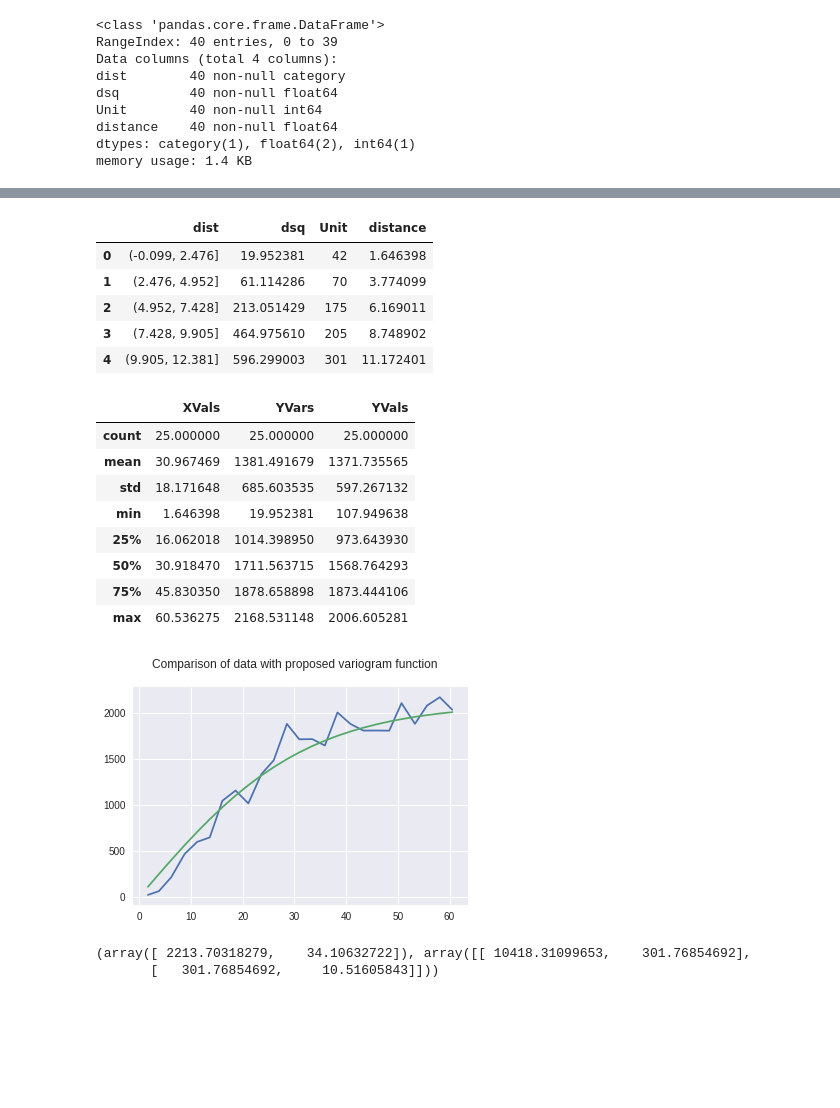
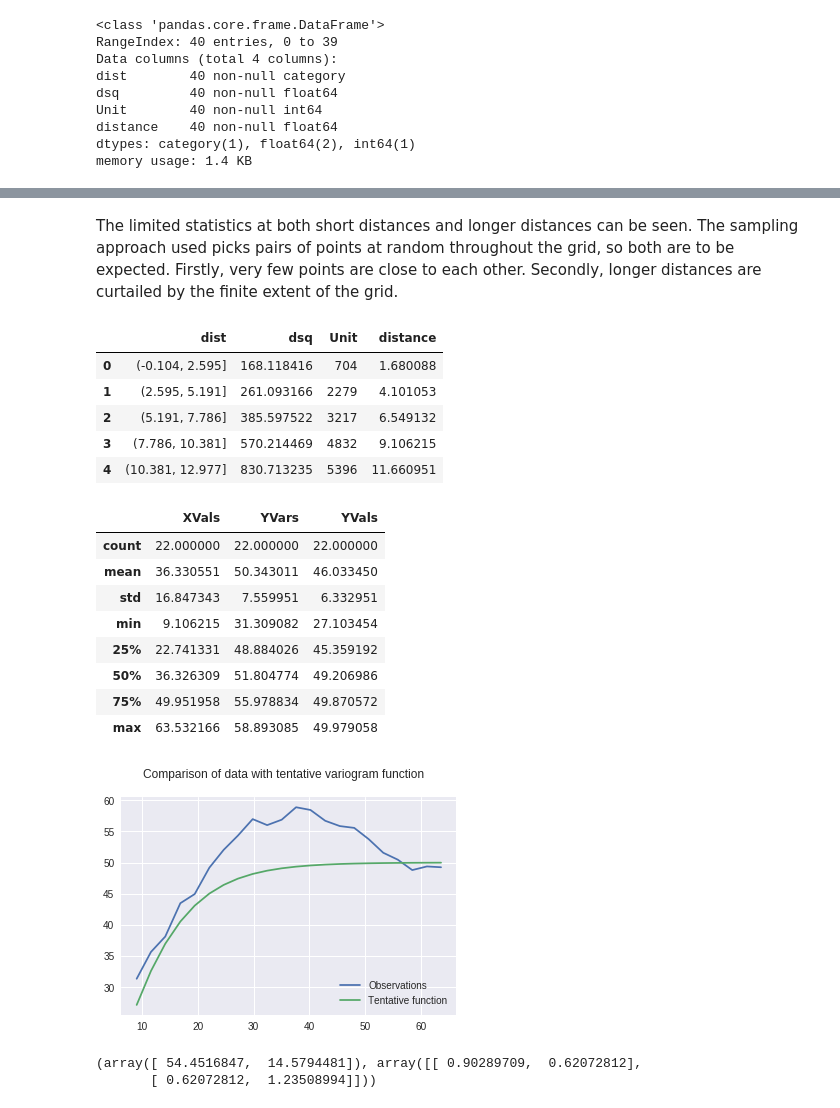
Before and after one commit to GibbsConsulting/ds-collateral, a Jupyter notebook: notebooks/SpatialVariogram.ipynb, the cells around one changed output, grey strips where cells are left out. Cells and saved outputs as stored; diff of their text form; code cells hidden in the pictures; blank space fills up the shorter version.

```diff
--- a/notebooks/SpatialVariogram.ipynb
+++ b/notebooks/SpatialVariogram.ipynb
@@ -22,5 +19,24 @@ x_len,y_len =vht.shape
 x_grid = np.array(range(x_len))
 y_grid = np.array(range(y_len))
+# %%
+shp = (x_len,y_len)
+noise = np.random.standard_normal(size=shp)
+xv,yv = np.meshgrid(x_grid,y_grid)
+glocs = [
+    (7,19,45,101),
+    (57,19,105,301),
+    (37,59,15,501),
+    (77,19,95,200),
+]
+def calc_gaussian(gloc,xv,yv):
+    x,y,scale,var = gloc
+    dists = (xv-x)**2 + (yv-y)**2
+    return scale * np.exp( (-1.0/(2.0*var)) * dists)
+vht = 9 * noise.T
+for gloc in glocs:
+    vht = vht + calc_gaussian(gloc,xv,yv)
+vht = vht + 98
+vht = vht.T
 # %%
 plt.contour(vht)
 # %% [output]
@@ -58,12 +76,12 @@ plt.show()
 import random
 
 svg = []
-for i in range(100):
+for i in range(200):
     x = random.randint(1,x_len)-1
     y = random.randint(1,y_len)-1
     v = np.array([x,y])
     a = vht[x,y]
-    for j in range(100):
+    for j in range(1000):
         x2 = random.randint(1,x_len)-1
         y2 = random.randint(1,y_len)-1
         v2 = np.array([x2,y2])
@@ -121,16 +138,18 @@ plt.plot(bVar['distance'],bVar['Unit'])
+# %% [markdown]
+The limited statistics at both short distances and longer distances can be seen. The sampling approach used picks pairs of points at random throughout the grid, so both are to be expected. Firstly, very few points are close to each other. Secondly, longer distances are curtailed by the finite extent of the grid.
 # %%
 N = 25
-distances = bVar['distance'][:N]
-variances = bVar['dsq'][:N]
+distances = bVar['distance'][3:N]
+variances = bVar['dsq'][3:N]
 
 bVar.head()
 # %% [output]
 |  | dist | dsq | Unit | distance |
-| 0 | (-0.099, 2.476] | 19.952381 | 42 | 1.646398 |
-| 1 | (2.476, 4.952] | 61.114286 | 70 | 3.774099 |
-| 2 | (4.952, 7.428] | 213.051429 | 175 | 6.169011 |
-| 3 | (7.428, 9.905] | 464.975610 | 205 | 8.748902 |
-| 4 | (9.905, 12.381] | 596.299003 | 301 | 11.172401 |
+| 0 | (-0.104, 2.595] | 168.118416 | 704 | 1.680088 |
+| 1 | (2.595, 5.191] | 261.093166 | 2279 | 4.101053 |
+| 2 | (5.191, 7.786] | 385.597522 | 3217 | 6.549132 |
+| 3 | (7.786, 10.381] | 570.214469 | 4832 | 9.106215 |
+| 4 | (10.381, 12.977] | 830.713235 | 5396 | 11.660951 |
 # %%
 def variogram(d,a,b):
     return a * (np.tanh(d/b))
@@ -140,39 +159,40 @@ def vg_func(a,b):
         return variogram(d,a=a,b=b)
     return this_variogram
 # %%
-tFunc = vg_func(2100,32)
+tFunc = vg_func(50,15)
 
 def gen_plot(f):
-    vdf = pd.DataFrame({'XVals':distances,'YVars':variances})
+    vdf = pd.DataFrame({'XVals':distances,'YVars':variances*0.5/distances})
     vdf['YVals'] = vdf['XVals'].apply(f)
     return vdf
 # %%
 p = gen_plot(tFunc)
-plt.plot(p['XVals'],p['YVars'])
-plt.plot(p['XVals'],p['YVals'])
-plt.suptitle("Comparison of data with proposed variogram function")
+plt.plot(p['XVals'],p['YVars'],label="Observations")
+plt.plot(p['XVals'],p['YVals'],label="Tentative function")
+plt.suptitle("Comparison of data with tentative variogram function")
+plt.legend()
 p.describe()
 # %% [output]
 |  | XVals | YVars | YVals |
-| count | 25.000000 | 25.000000 | 25.000000 |
-| mean | 30.967469 | 1381.491679 | 1371.735565 |
-| std | 18.171648 | 685.603535 | 597.267132 |
-| min | 1.646398 | 19.952381 | 107.949638 |
-| 25% | 16.062018 | 1014.398950 | 973.643930 |
-| 50% | 30.918470 | 1711.563715 | 1568.764293 |
-| 75% | 45.830350 | 1878.658898 | 1873.444106 |
-| max | 60.536275 | 2168.531148 | 2006.605281 |
+| count | 22.000000 | 22.000000 | 22.000000 |
+| mean | 36.330551 | 50.343011 | 46.033450 |
+| std | 16.847343 | 7.559951 | 6.332951 |
+| min | 9.106215 | 31.309082 | 27.103454 |
+| 25% | 22.741331 | 48.884026 | 45.359192 |
+| 50% | 36.326309 | 51.804774 | 49.206986 |
+| 75% | 49.951958 | 55.978834 | 49.870572 |
+| max | 63.532166 | 58.893085 | 49.979058 |
-[figure, old version]
+[figure, new version]
 # %%
 from scipy.optimize import curve_fit
 # %%
-cf = curve_fit(variogram,xdata=p['XVals'],ydata=p['YVars'])
+cf = curve_fit(variogram,xdata=p['XVals'],ydata=p['YVars'],p0=(50,15))
 a = cf[0][0]
 b = cf[0][1]
 print(cf)
 # %% [output]
-(array([ 2213.70318279,    34.10632722]), array([[ 10418.31099653,    301.76854692],
-       [   301.76854692,     10.51605843]]))
+(array([ 54.4516847,  14.5794481]), array([[ 0.90289709,  0.62072812],
+       [ 0.62072812,  1.23508994]]))
 # %%
 fittedVariogram = vg_func(a,b)
 
```
Also changed, not shown: parts of 23 cells of this notebook.
